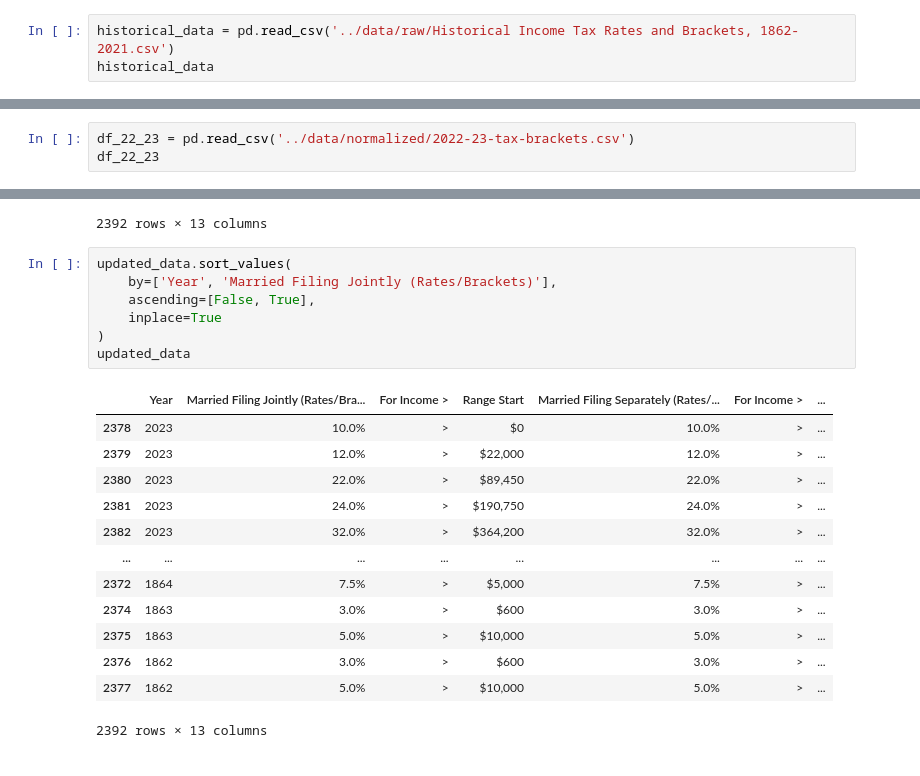
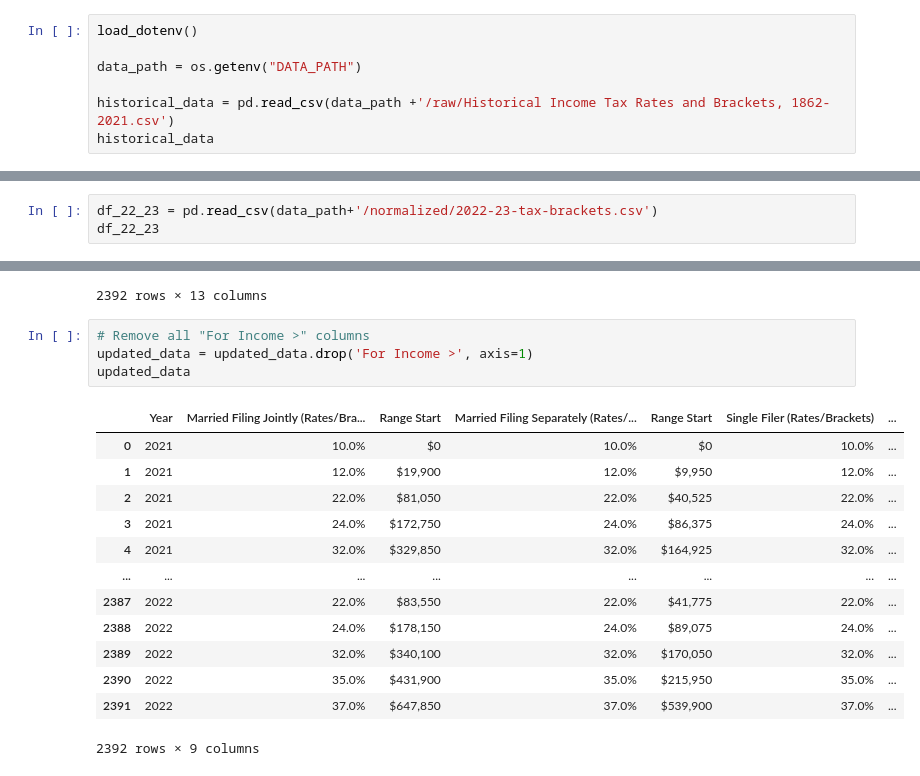
Before and after one commit to CHA0sTIG3R/tax-bracket-ingest, a Jupyter notebook: tax_bracket_ingest/jupyter_notes/historical.ipynb, the cells around one changed output, grey strips where cells are left out. Saved outputs shown, nothing was run; the diff lists cells and outputs as text.

```diff
--- a/tax_bracket_ingest/jupyter_notes/historical.ipynb
+++ b/tax_bracket_ingest/jupyter_notes/historical.ipynb
@@ -4,5 +7,9 @@ import pandas as pd
 # %%
-historical_data = pd.read_csv('../data/raw/Historical Income Tax Rates and Brackets, 1862-2021.csv')
+load_dotenv()
+
+data_path = os.getenv("DATA_PATH")
+
+historical_data = pd.read_csv(data_path +'/raw/Historical Income Tax Rates and Brackets, 1862-2021.csv')
 historical_data
 # %% [output]
 |  | Year | Married Filing Jointly (Rates/Bra... | Unnamed: 2 | Unnamed: 3 | Married Filing Separately (Rates/... | Unnamed: 5 | Unnamed: 6 | ... |
@@ -103,7 +110,7 @@ Range Start                                   object
 Notes:                                        object
 dtype: object
 # %%
-df_22_23 = pd.read_csv('../data/normalized/2022-23-tax-brackets.csv')
+df_22_23 = pd.read_csv(data_path+'/normalized/2022-23-tax-brackets.csv')
 df_22_23
 # %% [output]
 |  | Year | Married Filing Jointly (Rates/Bra... | For Income > | Range Start | Married Filing Separately (Rates/... | For Income >.1 | ... |
@@ -207,24 +214,21 @@ updated_data
 | 2390 | 2022 | 35.0% | > | $431,900 | 35.0% | > | ... |
 | 2391 | 2022 | 37.0% | > | $647,850 | 37.0% | > | ... |
 2392 rows × 13 columns
-# %%
-updated_data.sort_values(
-    by=['Year', 'Married Filing Jointly (Rates/Brackets)'],
-    ascending=[False, True],
-    inplace=True
-)
-updated_data
-# %% [output]
-|  | Year | Married Filing Jointly (Rates/Bra... | For Income > | Range Start | Married Filing Separately (Rates/... | For Income > | ... |
-| 2378 | 2023 | 10.0% | > | $0 | 10.0% | > | ... |
-| 2379 | 2023 | 12.0% | > | $22,000 | 12.0% | > | ... |
-| 2380 | 2023 | 22.0% | > | $89,450 | 22.0% | > | ... |
-| 2381 | 2023 | 24.0% | > | $190,750 | 24.0% | > | ... |
-| 2382 | 2023 | 32.0% | > | $364,200 | 32.0% | > | ... |
-| ... | ... | ... | ... | ... | ... | ... | ... |
-| 2372 | 1864 | 7.5% | > | $5,000 | 7.5% | > | ... |
-| 2374 | 1863 | 3.0% | > | $600 | 3.0% | > | ... |
-| 2375 | 1863 | 5.0% | > | $10,000 | 5.0% | > | ... |
-| 2376 | 1862 | 3.0% | > | $600 | 3.0% | > | ... |
-| 2377 | 1862 | 5.0% | > | $10,000 | 5.0% | > | ... |
-2392 rows × 13 columns
+# %%
+# Remove all "For Income >" columns
+updated_data = updated_data.drop('For Income >', axis=1)
+updated_data
+# %% [output]
+|  | Year | Married Filing Jointly (Rates/Bra... | Range Start | Married Filing Separately (Rates/... | Range Start | Single Filer (Rates/Brackets) | ... |
+| 0 | 2021 | 10.0% | $0 | 10.0% | $0 | 10.0% | ... |
+| 1 | 2021 | 12.0% | $19,900 | 12.0% | $9,950 | 12.0% | ... |
+| 2 | 2021 | 22.0% | $81,050 | 22.0% | $40,525 | 22.0% | ... |
+| 3 | 2021 | 24.0% | $172,750 | 24.0% | $86,375 | 24.0% | ... |
+| 4 | 2021 | 32.0% | $329,850 | 32.0% | $164,925 | 32.0% | ... |
+| ... | ... | ... | ... | ... | ... | ... | ... |
+| 2387 | 2022 | 22.0% | $83,550 | 22.0% | $41,775 | 22.0% | ... |
+| 2388 | 2022 | 24.0% | $178,150 | 24.0% | $89,075 | 24.0% | ... |
+| 2389 | 2022 | 32.0% | $340,100 | 32.0% | $170,050 | 32.0% | ... |
+| 2390 | 2022 | 35.0% | $431,900 | 35.0% | $215,950 | 35.0% | ... |
+| 2391 | 2022 | 37.0% | $647,850 | 37.0% | $539,900 | 37.0% | ... |
+2392 rows × 9 columns
```
Also changed, not shown: parts of 5 cells of this notebook, 2 other files.
